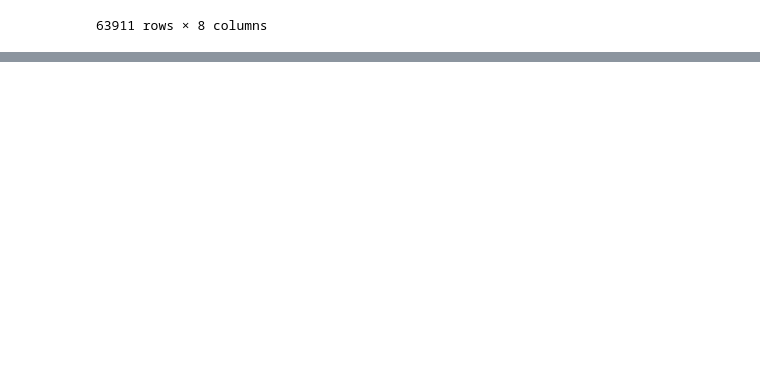
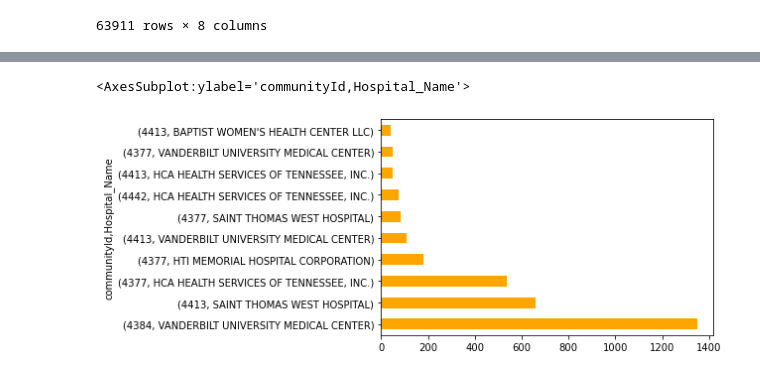
Before and after one commit to nss-data-science-cohort-6/hop_team-double-eagle-ii, a Jupyter notebook: hop_new.ipynb, the cells around one changed output, grey strips where cells are left out. Drawn from its saved outputs; the diff is of its cells as text; code cells hidden in the pictures; blank space fills up the shorter version.

```diff
--- a/hop_new.ipynb
+++ b/hop_new.ipynb
@@ -201,0 +297,5 @@ specialist_test
+# %%
+neo4j_analysis_new.groupby(['communityId', 'Hospital_Name'])['NPI'].count().sort_values(ascending = False).head(10).plot(kind = 'barh', color = 'orange')
+# %% [output]
+<AxesSubplot:ylabel='communityId,Hospital_Name'>
+[figure, added]
```
Also changed, not shown: parts of 11 cells of this notebook.
